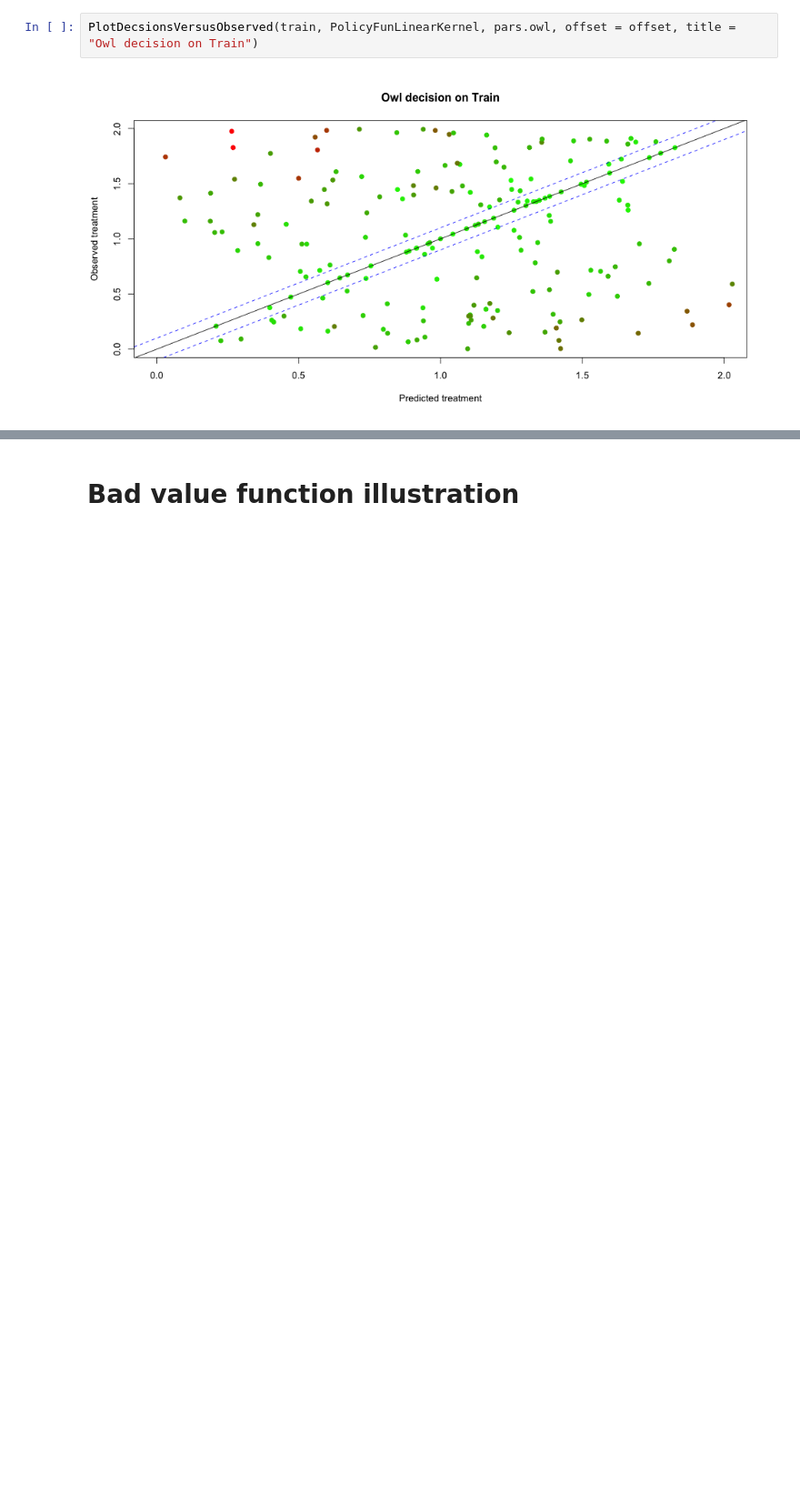
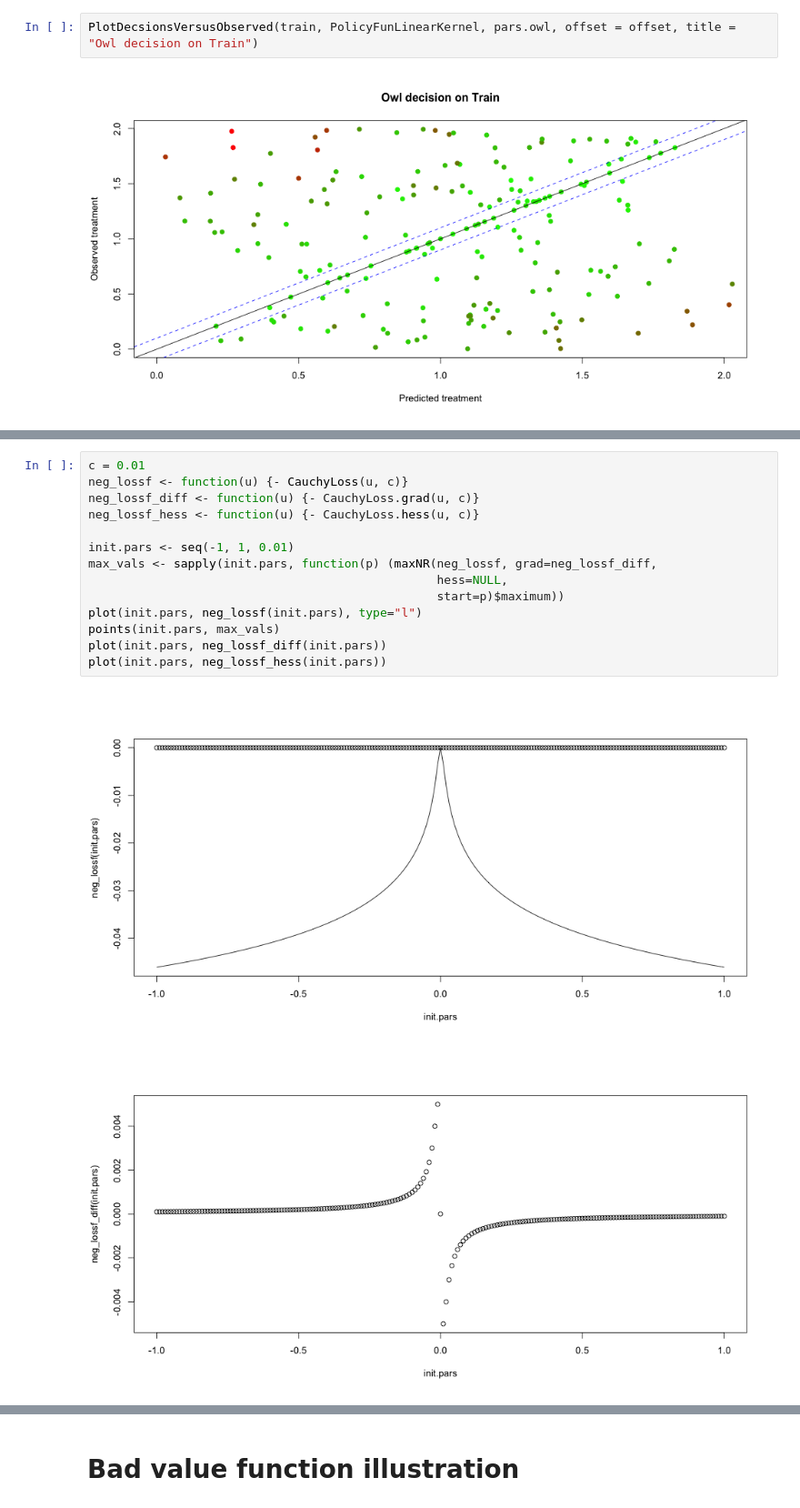
Before and after one commit to bestxolodec/DTR, a Jupyter notebook: notebooks/DifferentKernelOptimization.ipynb, the cells around one changed output, grey strips where cells are left out. Shown at 91% size. Saved outputs shown, nothing was run; the diff lists cells and outputs as text; blank space fills up the shorter version.

```diff
--- a/notebooks/DifferentKernelOptimization.ipynb
+++ b/notebooks/DifferentKernelOptimization.ipynb
@@ -289,0 +379,17 @@ PlotDecsionsVersusObserved(train, PolicyFunLinearKernel, opt.decision, offset =
+# %%
+c = 0.01
+neg_lossf <- function(u) {- CauchyLoss(u, c)}
+neg_lossf_diff <- function(u) {- CauchyLoss.grad(u, c)}
+neg_lossf_hess <- function(u) {- CauchyLoss.hess(u, c)}
+
+init.pars <- seq(-1, 1, 0.01)
+max_vals <- sapply(init.pars, function(p) (maxNR(neg_lossf, grad=neg_lossf_diff,
+                                                 hess=NULL,
+                                                 start=p)$maximum))
+plot(init.pars, neg_lossf(init.pars), type="l")
+points(init.pars, max_vals)
+plot(init.pars, neg_lossf_diff(init.pars))
+plot(init.pars, neg_lossf_hess(init.pars))
+# %% [output]
+[figure, added]
+[figure, added]
```
Also changed, not shown: parts of 24 cells of this notebook, 2 other files.
